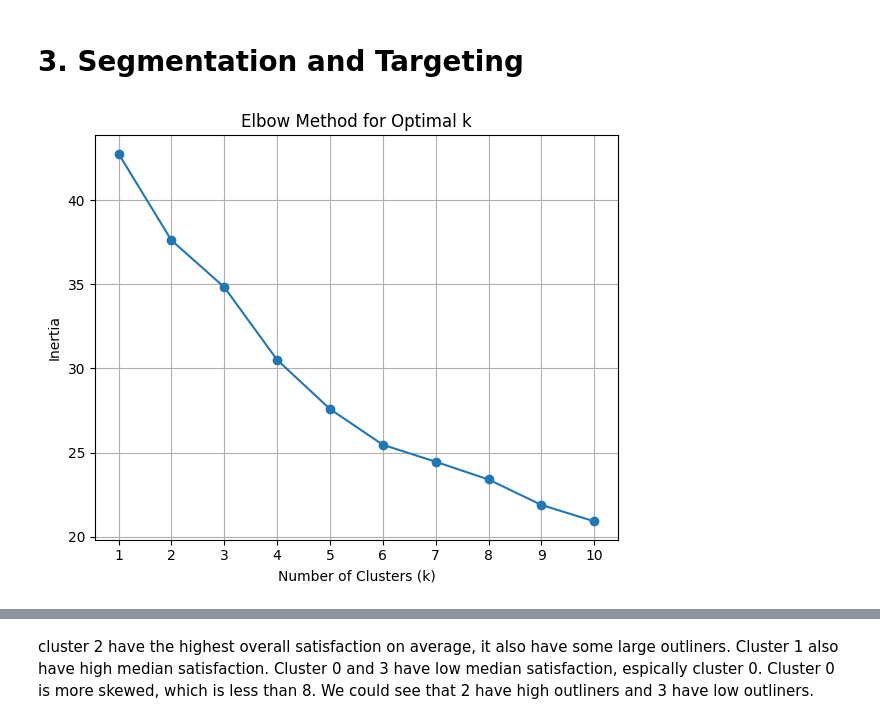
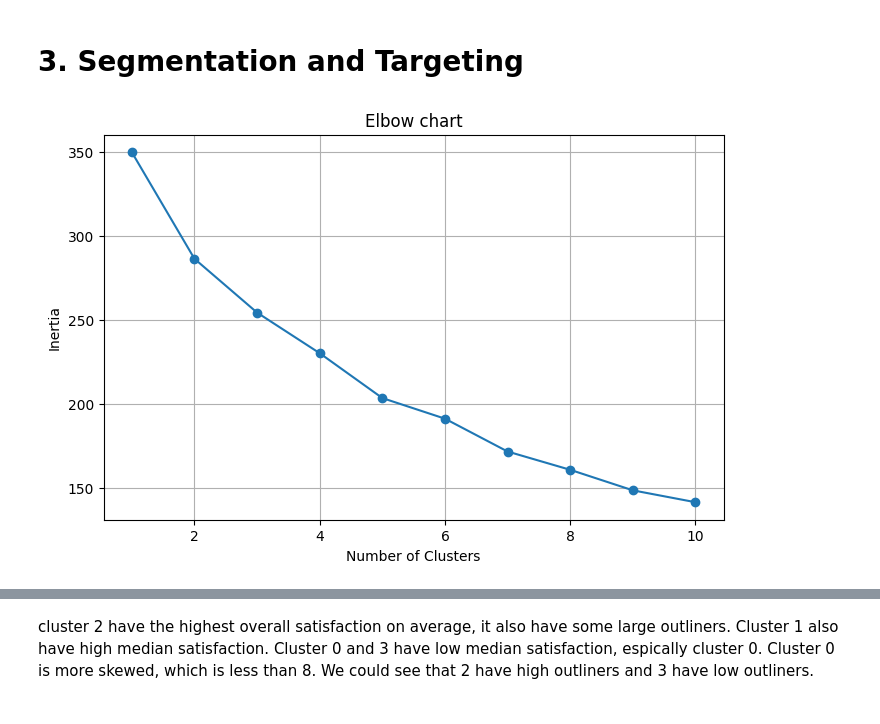
Before and after one commit to CYXNBNBNB/AD654-Sp25A3-Project, a Jupyter notebook: Project.ipynb, the cells around one changed output, grey strips where cells are left out. Saved outputs shown, nothing was run; the diff lists cells and outputs as text; code cells hidden in the pictures.

```diff
--- a/Project.ipynb
+++ b/Project.ipynb
@@ -126,27 +118,30 @@ numerical_cols = df.select_dtypes(include=["int64", "float64"]).columns.tolist()
 # %%
-scaler = MinMaxScaler()
-df_scaled = scaler.fit_transform(df[numerical_cols])  # Make sure numerical_cols is defined
+df = pd.read_csv("data/caribbean_ports.csv")
 
-# Elbow Method to find optimal k
+numeric_cols = [
+    'avg_annual_visitors', 'avg_port_fee_usd', 'local_attractions_score',
+    'avg_customer_satisfaction',
+    'avg_disembark_rate', 'avg_shore_spend_per_passenger', 'seasonality_score'
+]
+df_numeric = df[numeric_cols].dropna()
+
+scaler = StandardScaler()
+df_scaled = scaler.fit_transform(df_numeric)
+
 inertia = []
-k_range = range(1, 11)
+for k in range(1, 11):
+    model = KMeans(n_clusters=k, random_state=654)
+    model.fit(df_scaled)
+    inertia.append(model.inertia_)
 
-for k in k_range:
-    kmeans = KMeans(n_clusters=k, random_state=42)
-    kmeans.fit(df_scaled)
-    inertia.append(kmeans.inertia_)
-
-# Plot the elbow graph
-plt.figure(figsize=(6, 5))
-plt.plot(k_range, inertia, marker='o')
-plt.xlabel('Number of Clusters (k)')
+plt.figure(figsize=(8, 5))
+plt.plot(range(1, 11), inertia, marker='o')
+plt.title('Elbow chart')
+plt.xlabel('Number of Clusters')
 plt.ylabel('Inertia')
-plt.title('Elbow Method for Optimal k')
-plt.xticks(k_range)
 plt.grid(True)
-plt.tight_layout()
 plt.show()
 # %% [output]
-[figure, old version]
+[figure, new version]
 # %%
 #apply k-means
```
Also changed, not shown: parts of 8 cells of this notebook, 1 other file.
